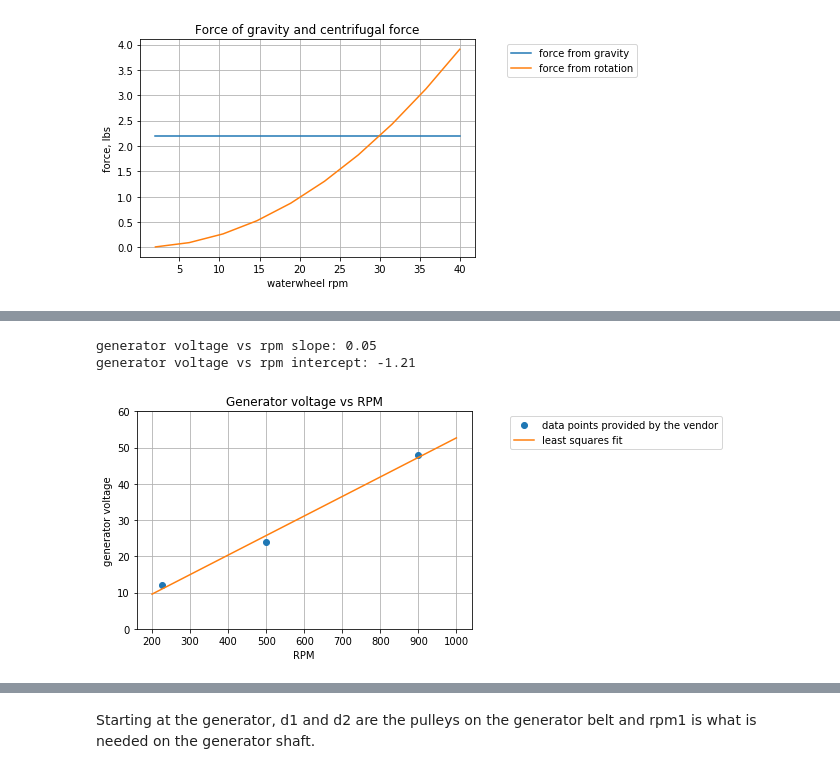
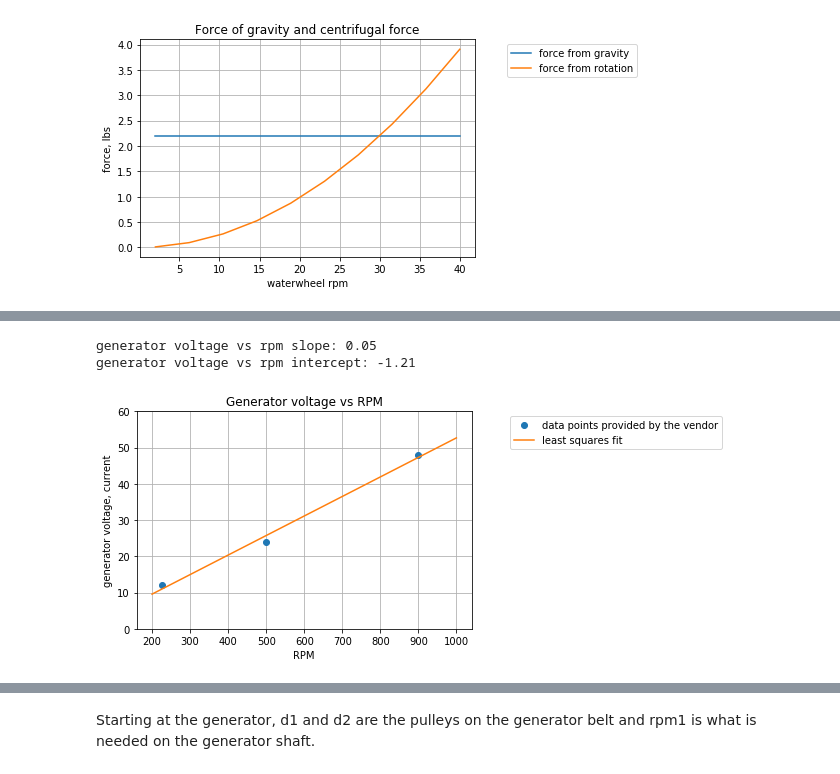
Before and after one commit to Tiburonboy/EE_jupyter_notebooks, a Jupyter notebook: Overshot waterwheel hydroelectric power system analysis/Overshot waterwheel hydroelectric power system analysis.ipynb, the cells around one changed output, grey strips where cells are left out. Cells and saved outputs as stored; diff of their text form; code cells hidden in the pictures.

```diff
--- a/Overshot waterwheel hydroelectric power system analysis/Overshot waterwheel hydroelectric power system analysis.ipynb
+++ b/Overshot waterwheel hydroelectric power system analysis/Overshot waterwheel hydroelectric power system analysis.ipynb
@@ -741,28 +485,30 @@ Michael installed a 2000 Watt generator, because that's what Missouri Wind And S
 # %%
 gen_volts = np.array([12,24,48])
 gen_rpm = np.array([226,500,900])
 
 y = gen_volts
 x = gen_rpm
 m, c = np.polyfit(x, y, 1)
 print('generator voltage vs rpm slope: {:.2f}'.format(m))
 print('generator voltage vs rpm intercept: {:.2f}'.format(c))
 lstsq_fit = m*x + c  # data points for each rpm
 
 gen_rpm_plt = np.linspace(200, 1000, 10)
 plt.plot(gen_rpm,gen_volts,'o',label = 'data points provided by the vendor')
 plt.plot(gen_rpm_plt,m*gen_rpm_plt + c, '-',label='least squares fit')
+#plt.text(900+10,48-2, '2000W')
+# plt.plot(gen_rpm_plt,(gen_rpm_plt*2000/900)/(m*gen_rpm_plt + c), '-',label='current')
 
 plt.legend(bbox_to_anchor=(1.1, 1))
 plt.grid()
 
 plt.ylim((0,60))
-plt.ylabel('generator voltage')
+plt.ylabel('generator voltage, current')
 plt.xlabel('RPM')
 
 plt.title('Generator voltage vs RPM')
 plt.show()
 # %% [output]
 generator voltage vs rpm slope: 0.05
 generator voltage vs rpm intercept: -1.21
-[figure, old version]
+[figure, new version]
```
Also changed, not shown: parts of 94 cells of this notebook.
